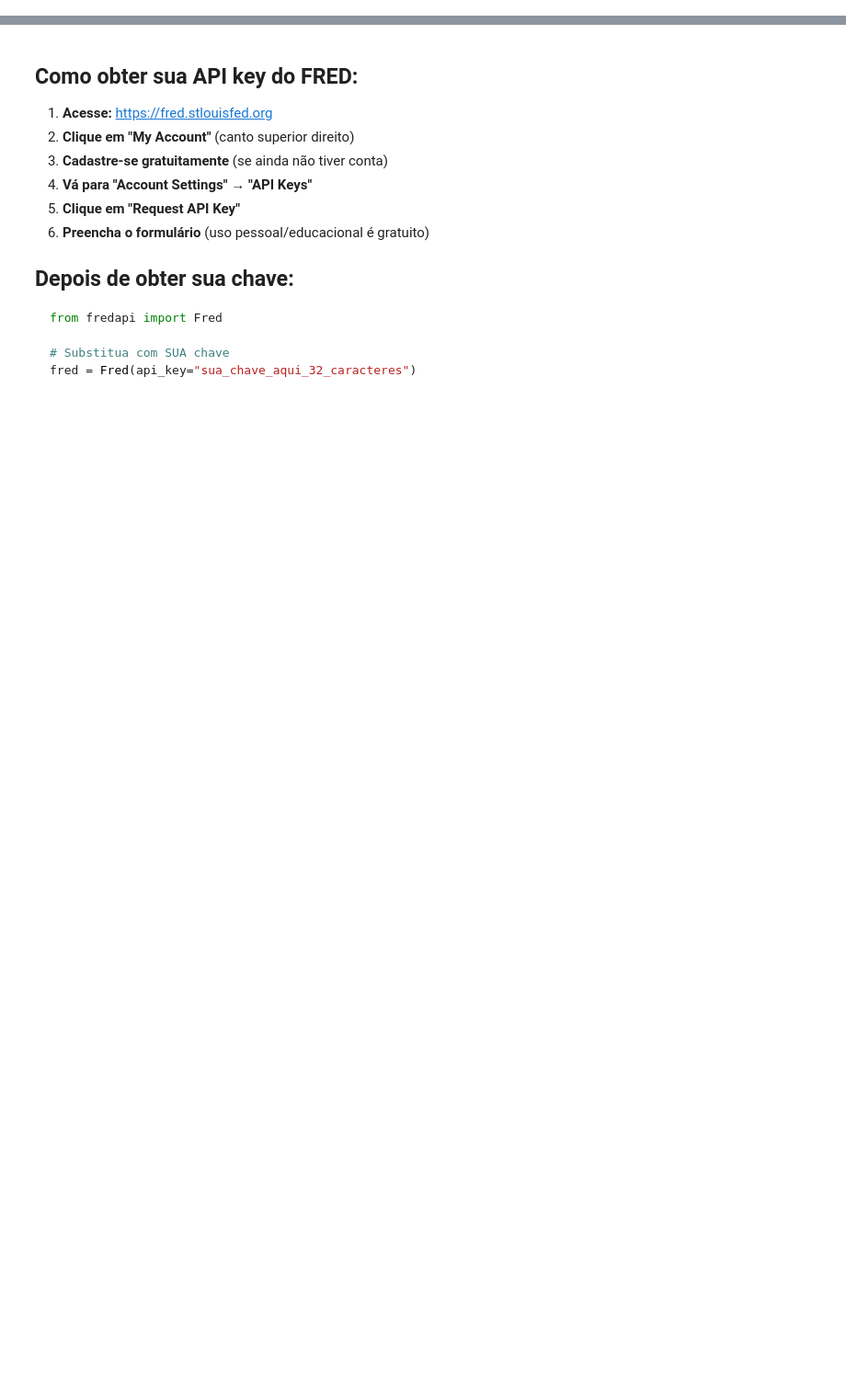
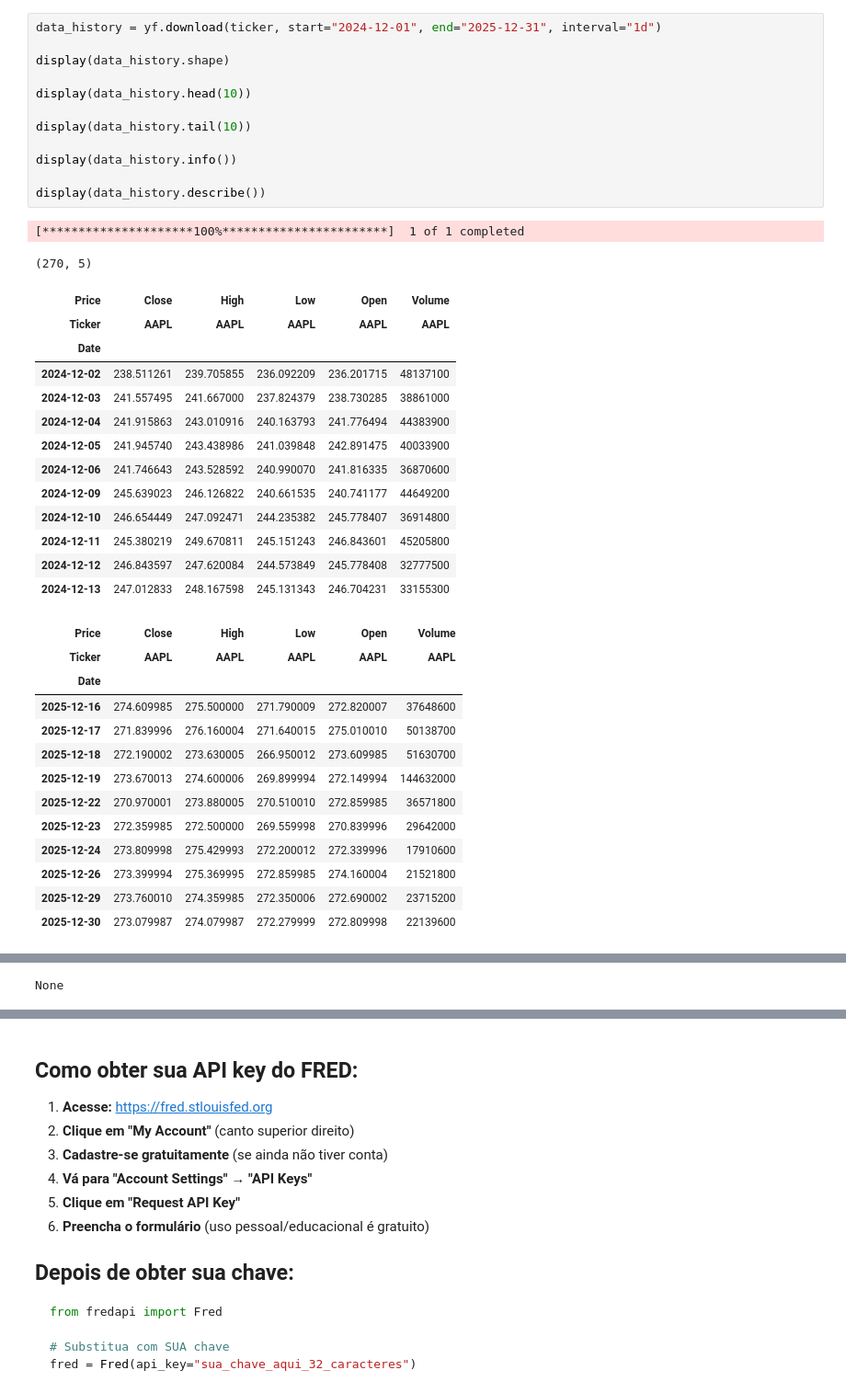
Before and after one commit to matheuslmarchetti/market-insight-automation, a Jupyter notebook: notebooks/exploration.ipynb, the cells around one changed output, grey strips where cells are left out. Shown at 92% size. Saved outputs shown, nothing was run; the diff lists cells and outputs as text; blank space fills up the shorter version.

```diff
--- a/notebooks/exploration.ipynb
+++ b/notebooks/exploration.ipynb
@@ -41,0 +69,41 @@ display(data_history.tail())
+# %%
+data_history = yf.download(ticker, start="2024-12-01", end="2025-12-31", interval="1d")
+
+display(data_history.shape)
+
+display(data_history.head(10))
+
+display(data_history.tail(10))
+
+display(data_history.info())
+
+display(data_history.describe())
+# %% [output]
+[*********************100%***********************]  1 of 1 completed
+(270, 5)
+| Price | Close | High | Low | Open | Volume |
+| Ticker | AAPL | AAPL | AAPL | AAPL | AAPL |
+| Date |  |  |  |  |  |
+| 2024-12-02 | 238.511261 | 239.705855 | 236.092209 | 236.201715 | 48137100 |
+| 2024-12-03 | 241.557495 | 241.667000 | 237.824379 | 238.730285 | 38861000 |
+| 2024-12-04 | 241.915863 | 243.010916 | 240.163793 | 241.776494 | 44383900 |
+| 2024-12-05 | 241.945740 | 243.438986 | 241.039848 | 242.891475 | 40033900 |
+| 2024-12-06 | 241.746643 | 243.528592 | 240.990070 | 241.816335 | 36870600 |
+| 2024-12-09 | 245.639023 | 246.126822 | 240.661535 | 240.741177 | 44649200 |
+| 2024-12-10 | 246.654449 | 247.092471 | 244.235382 | 245.778407 | 36914800 |
+| 2024-12-11 | 245.380219 | 249.670811 | 245.151243 | 246.843601 | 45205800 |
+| 2024-12-12 | 246.843597 | 247.620084 | 244.573849 | 245.778408 | 32777500 |
+| 2024-12-13 | 247.012833 | 248.167598 | 245.131343 | 246.704231 | 33155300 |
+| Price | Close | High | Low | Open | Volume |
+| Ticker | AAPL | AAPL | AAPL | AAPL | AAPL |
+| Date |  |  |  |  |  |
+| 2025-12-16 | 274.609985 | 275.500000 | 271.790009 | 272.820007 | 37648600 |
+| 2025-12-17 | 271.839996 | 276.160004 | 271.640015 | 275.010010 | 50138700 |
+| 2025-12-18 | 272.190002 | 273.630005 | 266.950012 | 273.609985 | 51630700 |
+| 2025-12-19 | 273.670013 | 274.600006 | 269.899994 | 272.149994 | 144632000 |
+| 2025-12-22 | 270.970001 | 273.880005 | 270.510010 | 272.859985 | 36571800 |
+| 2025-12-23 | 272.359985 | 272.500000 | 269.559998 | 270.839996 | 29642000 |
+| 2025-12-24 | 273.809998 | 275.429993 | 272.200012 | 272.339996 | 17910600 |
+| 2025-12-26 | 273.399994 | 275.369995 | 272.859985 | 274.160004 | 21521800 |
+| 2025-12-29 | 273.760010 | 274.359985 | 272.350006 | 272.690002 | 23715200 |
+| 2025-12-30 | 273.079987 | 274.079987 | 272.279999 | 272.809998 | 22139600 |
@@ -41,0 +122 @@ display(data_history.tail())
+None
```
Also changed, not shown: parts of 9 cells of this notebook.
